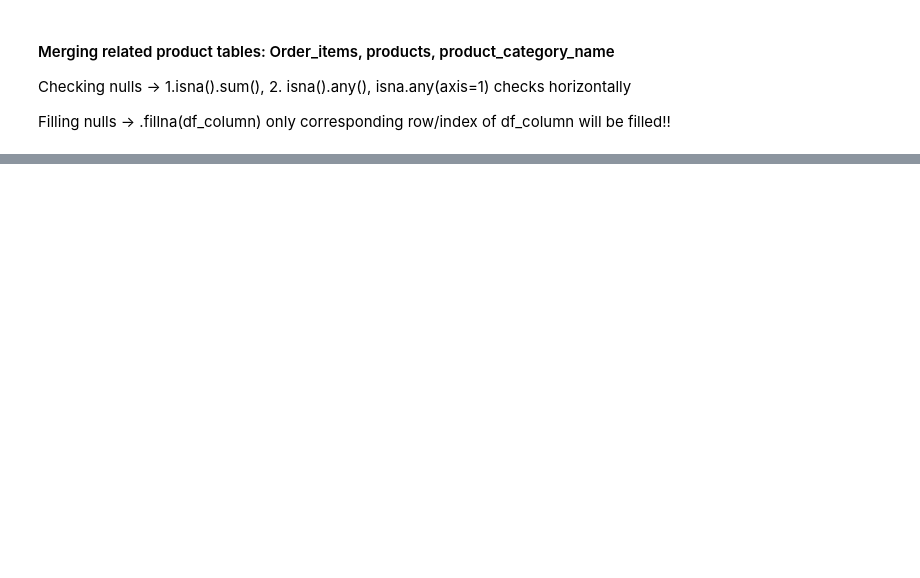
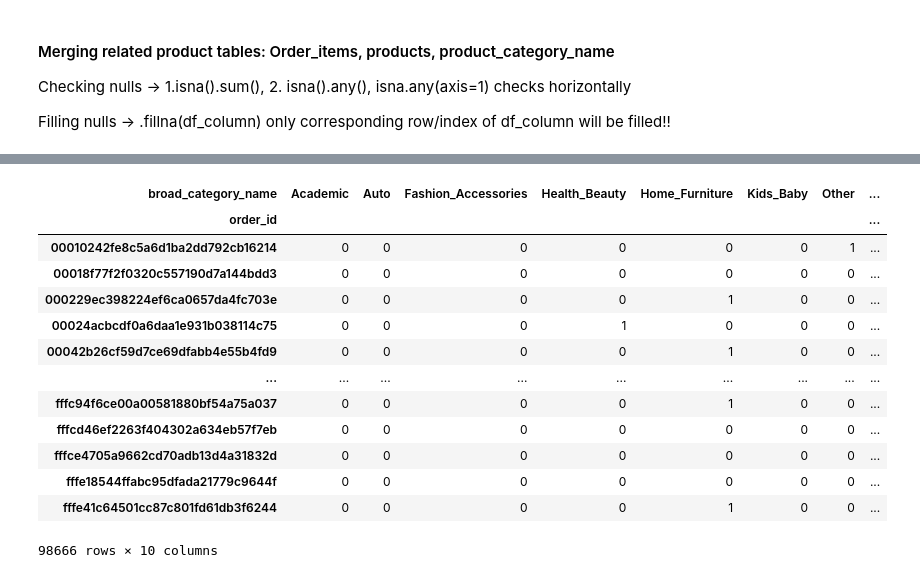
Before and after one commit to DDTcodes17/Olist_Segmentation_Churn_Prediction, a Jupyter notebook: notebook/EDA.ipynb, the cells around one changed output, grey strips where cells are left out. Saved outputs shown, nothing was run; the diff lists cells and outputs as text; code cells hidden in the pictures; blank space fills up the shorter version.

```diff
--- a/notebook/EDA.ipynb
+++ b/notebook/EDA.ipynb
@@ -171,0 +193,16 @@ olist_detailed_order.head()
+# %%
+# Biggest Hurdle: Multiple Category Products
+broad_category_dict = {
+    'health_beauty': 'Health_Beauty', 'perfumery': 'Health_Beauty',
+    'computers_accessories': 'Technology', 'telephony': 'Technology', 'electronics': 'Technology', 'pc_gamer': 'Technology',
+    'bed_bath_table': 'Home_Furniture', 'furniture_decor': 'Home_Furniture', 'housewares': 'Home_Furniture', 'office_furniture': 'Home_Furniture', 'garden_tools': 'Home_Furniture',
+    'sports_leisure': 'Sports_Leisure',
+    'toys': 'Kids_Baby', 'baby': 'Kids_Baby', 'diapers_and_hygiene': 'Kids_Baby',
+    'auto': 'Auto',
+    'watches_gifts': 'Fashion_Accessories', 'fashion_bags_accessories': 'Fashion_Accessories', 'luggage_accessories': 'Fashion_Accessories',
+    'pet_shop': 'Pets',
+    'books_technical': 'Academic', 'food': 'Health_Beauty', 'home_construction': 'Home_Furniture'
+}
+
+olist_detailed_order['broad_category_name'] = olist_detailed_order['product_category_name'].map(broad_category_dict).fillna('Other')
+olist_detailed_order
@@ -171,0 +223,18 @@ olist_detailed_order.head()
+# %%
+category_matrix = pd.crosstab(olist_detailed_order['order_id'], olist_detailed_order['broad_category_name'])
+category_matrix
+# %% [output]
+| broad_category_name | Academic | Auto | Fashion_Accessories | Health_Beauty | Home_Furniture | Kids_Baby | Other | ... |
+| order_id |  |  |  |  |  |  |  | ... |
+| 00010242fe8c5a6d1ba2dd792cb16214 | 0 | 0 | 0 | 0 | 0 | 0 | 1 | ... |
+| 00018f77f2f0320c557190d7a144bdd3 | 0 | 0 | 0 | 0 | 0 | 0 | 0 | ... |
+| 000229ec398224ef6ca0657da4fc703e | 0 | 0 | 0 | 0 | 1 | 0 | 0 | ... |
+| 00024acbcdf0a6daa1e931b038114c75 | 0 | 0 | 0 | 1 | 0 | 0 | 0 | ... |
+| 00042b26cf59d7ce69dfabb4e55b4fd9 | 0 | 0 | 0 | 0 | 1 | 0 | 0 | ... |
+| ... | ... | ... | ... | ... | ... | ... | ... | ... |
+| fffc94f6ce00a00581880bf54a75a037 | 0 | 0 | 0 | 0 | 1 | 0 | 0 | ... |
+| fffcd46ef2263f404302a634eb57f7eb | 0 | 0 | 0 | 0 | 0 | 0 | 0 | ... |
+| fffce4705a9662cd70adb13d4a31832d | 0 | 0 | 0 | 0 | 0 | 0 | 0 | ... |
+| fffe18544ffabc95dfada21779c9644f | 0 | 0 | 0 | 0 | 0 | 0 | 0 | ... |
+| fffe41c64501cc87c801fd61db3f6244 | 0 | 0 | 0 | 0 | 1 | 0 | 0 | ... |
+98666 rows × 10 columns
```
Also changed, not shown: parts of 7 cells of this notebook.
